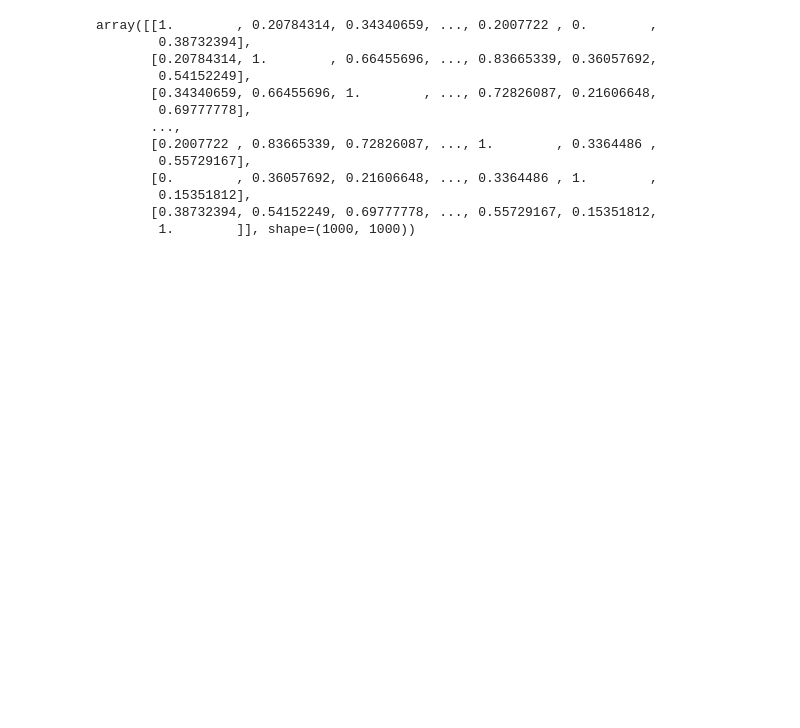
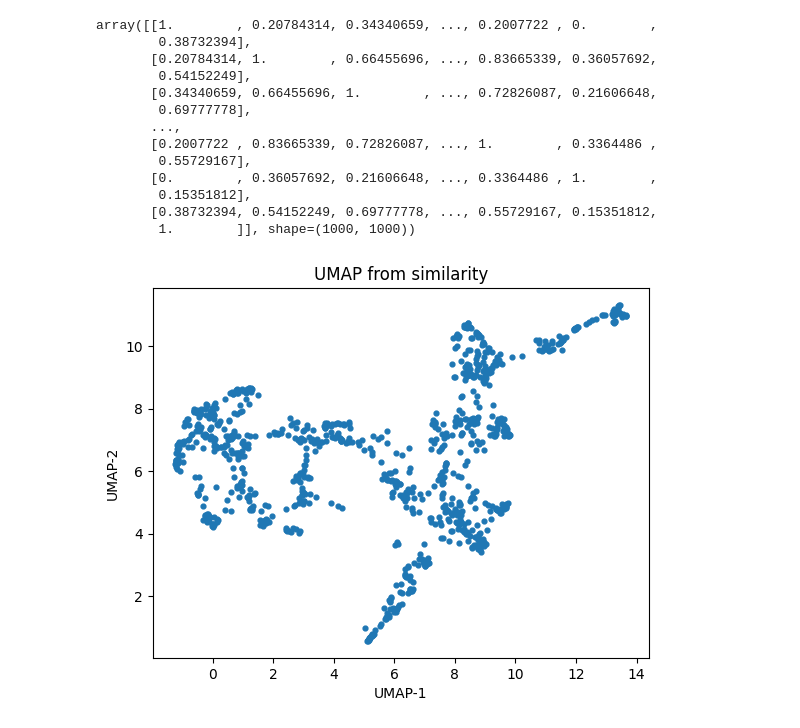
Before and after one commit to nuriaarroyo/aprendizaje-de-maquina, a Jupyter notebook: folders/laboratorios/laboratorio_2/lab_2.ipynb, the cells around one changed output. Saved outputs shown, nothing was run; the diff lists cells and outputs as text; code cells hidden in the pictures; blank space fills up the shorter version.

```diff
--- a/folders/laboratorios/laboratorio_2/lab_2.ipynb
+++ b/folders/laboratorios/laboratorio_2/lab_2.ipynb
@@ -409,0 +407,8 @@ import umap
+# %%
+D = 1 - matriz_similitud
+Y = umap.UMAP(n_components=2, metric='precomputed', random_state=0).fit_transform(D)
+
+plt.scatter(Y[:,0], Y[:,1], s=12)
+plt.xlabel("UMAP-1"); plt.ylabel("UMAP-2"); plt.title("UMAP from similarity"); plt.show()
+# %% [output]
+[figure, added]
```
Also changed, not shown: parts of 3 cells of this notebook, 1 other file.
